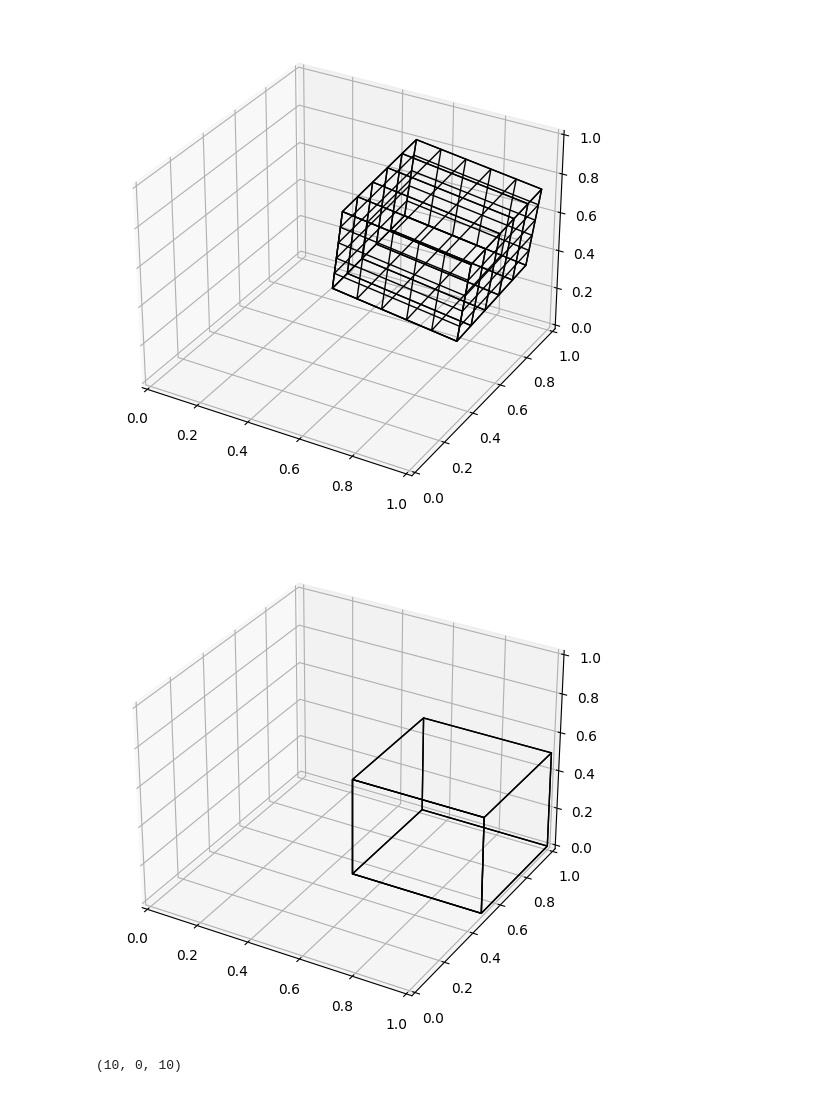
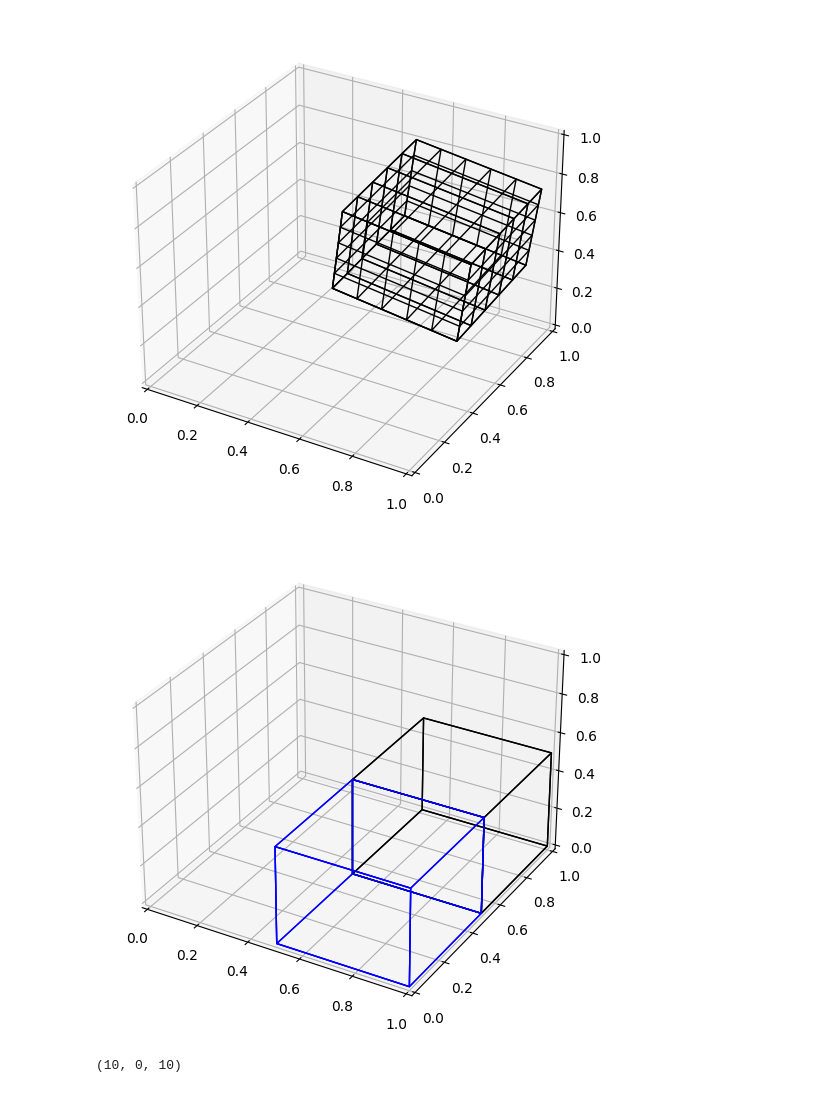
Before and after one commit to Beloin/PythonGraphicLibrary, a Jupyter notebook: camera_tests.ipynb, the cells around one changed output. Cells and saved outputs as stored; diff of their text form; code cells hidden in the pictures.

```diff
--- a/camera_tests.ipynb
+++ b/camera_tests.ipynb
@@ -64,27 +64,38 @@ plt.show()
 # %%
 at = (0, 0, 0)
 eye = (20, 0, 0)  # Remember, the world is scaled between 0 and 20
 
 # eye = transformation.rotate(eye, (0, 60, 10))
 camera = cam.get_camera(at, eye)
 
 edges = wireframe.cube(.5, res=.1)
+edges2 = wireframe.cube(.5, res=.1)
 
 edges = transformation.scale_interval(edges, (0, 20))  # Camera is between 0 and 20
 # edges = transformation.translate_edges(edges, (1,1 ,1 )) # There' difference betweeen transform after or before the camera
 edges = cam.edges_to_camera(edges, camera, eye)
 edges = transformation.scale_interval(edges, (0, 1), (0, 20))
 
+edges2 = transformation.scale_interval(edges2, (0, 20))  # Camera is between 0 and 20
+edges2 = cam.edges_to_camera(edges2, camera, eye)
+edges2 = transformation.scale_interval(edges2, (0, 1), (0, 20))
+
+edges2 = transformation.translate_edges(edges2, (0, -.5, 0))
+
+# Transformations should be before perspective
+
 fig = plt.figure()
 ax = Axes3D(fig, auto_add_to_figure=False)
 fig.add_axes(ax)
 
 poly = extract_polygon(edges)
+poly2 = extract_polygon(edges2)
 
 ax.add_collection3d(Poly3DCollection(poly, linewidths=1, alpha=0, edgecolors="black"))
+ax.add_collection3d(Poly3DCollection(poly2, linewidths=1, alpha=0, edgecolors="blue"))
 plt.show()
 # %% [output]
-[figure, old version]
+[figure, new version]
 # %%
 import camera_persp.persp as persp
 from raster import *
```
Also changed, not shown: parts of 1 cell of this notebook, 1 other file.
